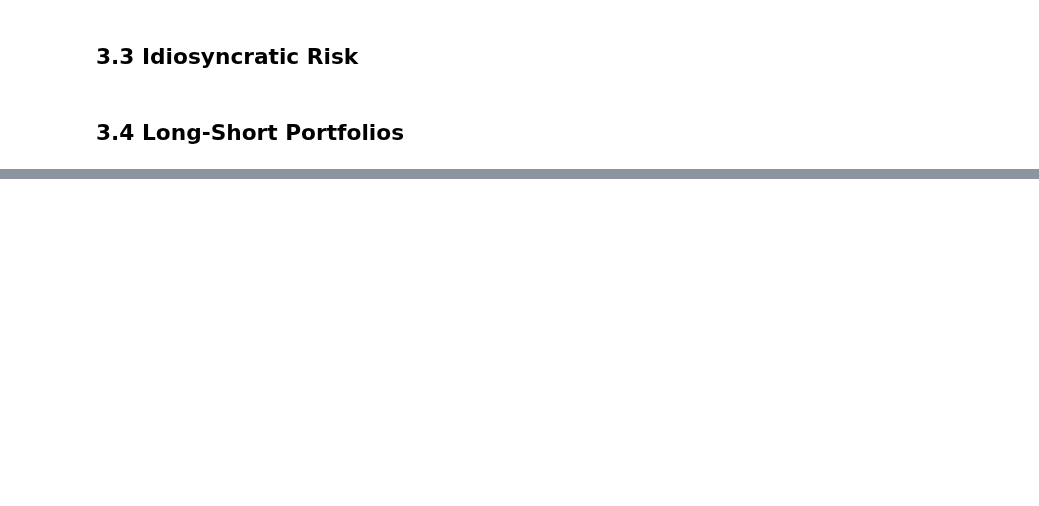
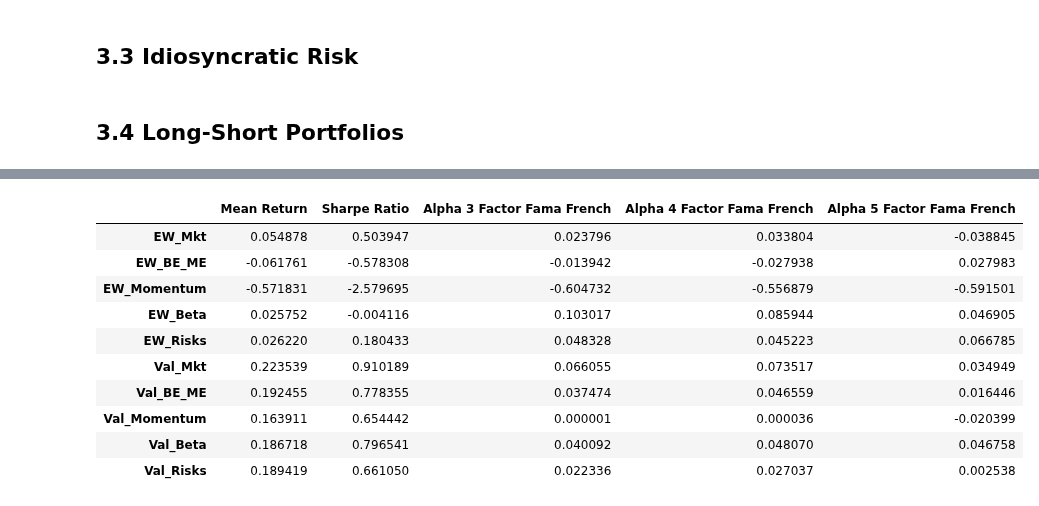
Before and after one commit to alessbressan/FINA60602A, a Jupyter notebook: project_2/Part_B.ipynb, the cells around one changed output, grey strips where cells are left out. Saved outputs shown, nothing was run; the diff lists cells and outputs as text; code cells hidden in the pictures; blank space fills up the shorter version.

```diff
--- a/project_2/Part_B.ipynb
+++ b/project_2/Part_B.ipynb
@@ -190,0 +320,14 @@ performance_measure(rets, ff.loc[:, "RF"].mean())
+# %%
+results[2] # 2000 +
+# %% [output]
+|  | Mean Return | Sharpe Ratio | Alpha 3 Factor Fama French | Alpha 4 Factor Fama French | Alpha 5 Factor Fama French |
+| EW_Mkt | 0.054878 | 0.503947 | 0.023796 | 0.033804 | -0.038845 |
+| EW_BE_ME | -0.061761 | -0.578308 | -0.013942 | -0.027938 | 0.027983 |
+| EW_Momentum | -0.571831 | -2.579695 | -0.604732 | -0.556879 | -0.591501 |
+| EW_Beta | 0.025752 | -0.004116 | 0.103017 | 0.085944 | 0.046905 |
+| EW_Risks | 0.026220 | 0.180433 | 0.048328 | 0.045223 | 0.066785 |
+| Val_Mkt | 0.223539 | 0.910189 | 0.066055 | 0.073517 | 0.034949 |
+| Val_BE_ME | 0.192455 | 0.778355 | 0.037474 | 0.046559 | 0.016446 |
+| Val_Momentum | 0.163911 | 0.654442 | 0.000001 | 0.000036 | -0.020399 |
+| Val_Beta | 0.186718 | 0.796541 | 0.040092 | 0.048070 | 0.046758 |
+| Val_Risks | 0.189419 | 0.661050 | 0.022336 | 0.027037 | 0.002538 |
```
Also changed, not shown: parts of 22 cells of this notebook.
